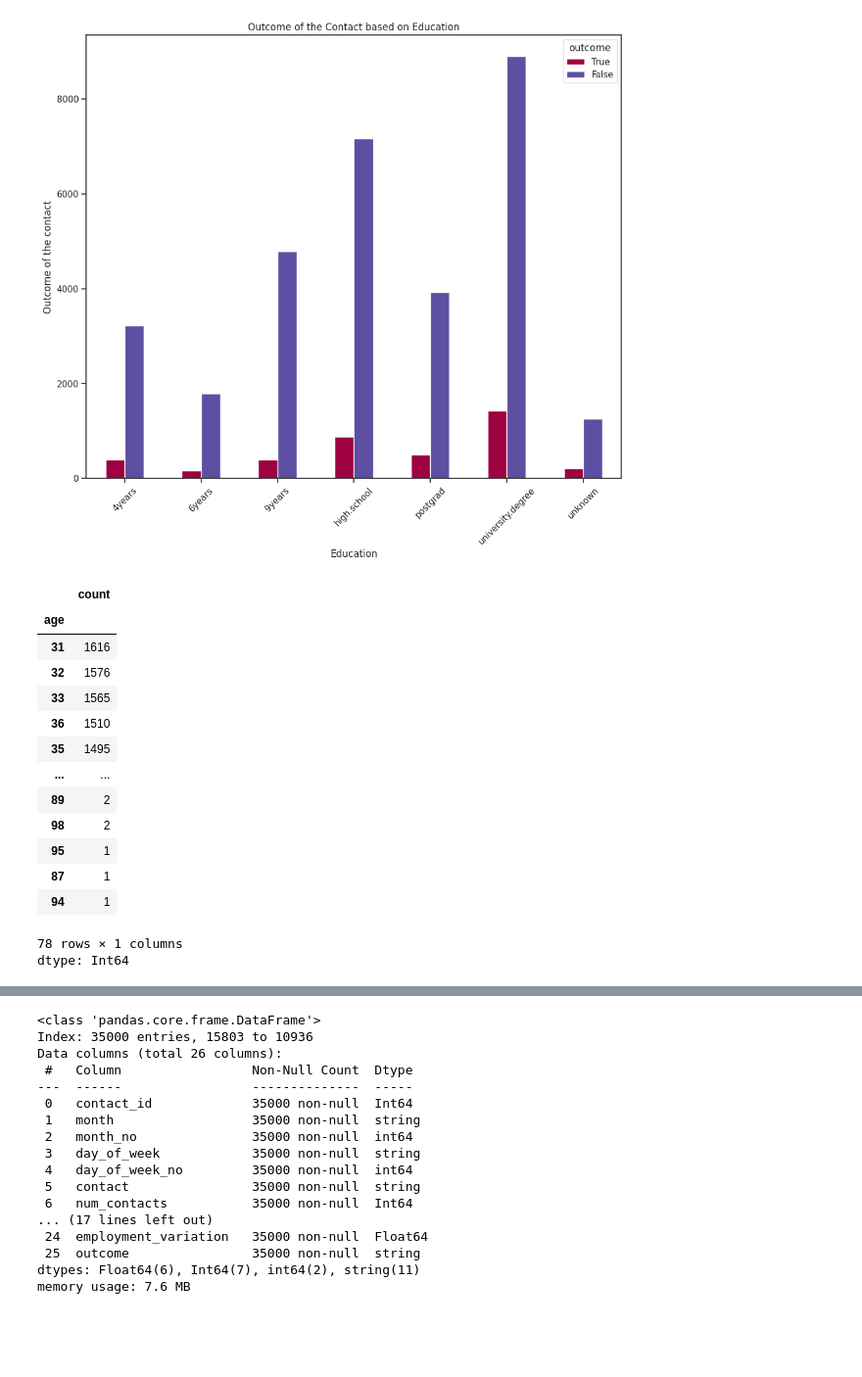
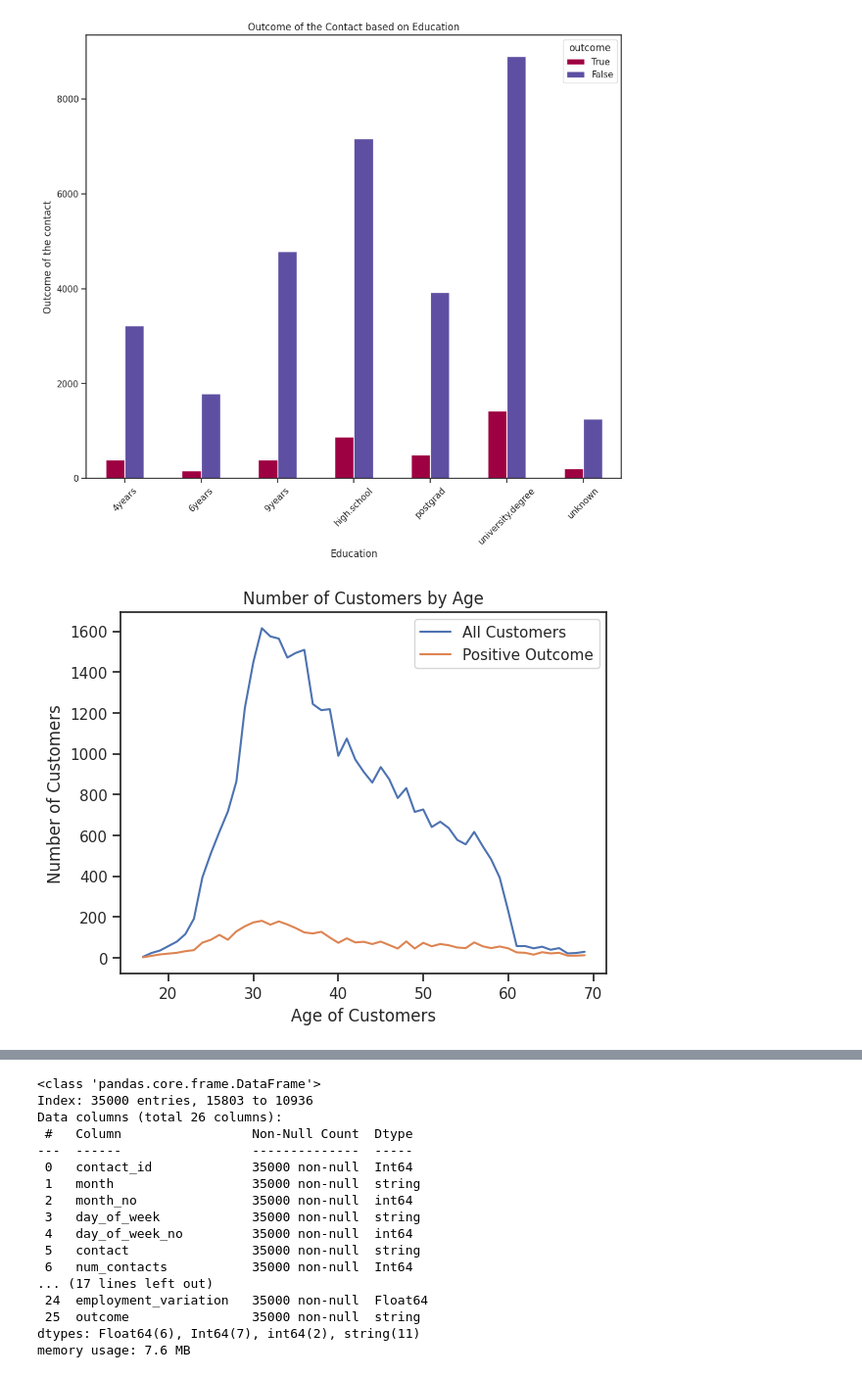
Before and after one commit to krasvachev/Data-Science-Case-Study, a Jupyter notebook: LittleBank_case_study.ipynb, the cells around one changed output, grey strips where cells are left out. Shown at 98% size. Cells and saved outputs as stored; diff of their text form; code cells hidden in the pictures; blank space fills up the shorter version.

```diff
--- a/LittleBank_case_study.ipynb
+++ b/LittleBank_case_study.ipynb
@@ -1300,21 +1293,29 @@ df_education.plot(kind = "bar", rot = 45, figsize = (12, 10), colormap = "Spectr
                   title = "Outcome of the Contact based on Education");
 # %% [output]
 [figure]
-# %%
-df_tr["age"].value_counts()
-# %% [output]
-|  | count |
-| age |  |
-| 31 | 1616 |
-| 32 | 1576 |
-| 33 | 1565 |
-| 36 | 1510 |
-| 35 | 1495 |
-| ... | ... |
-| 89 | 2 |
-| 98 | 2 |
-| 95 | 1 |
-| 87 | 1 |
-| 94 | 1 |
-78 rows × 1 columns
-dtype: Int64
+# %%
+df_age = df_tr[df_tr["age"] < 70]                # The Number of Customers above 70 is small and can be omited
+age_unique = df_age["age"].unique().tolist()
+age_unique.sort()
+#print(age_unique)
+
+age_counts = df_age["age"].value_counts().sort_index()
+# %%
+df_age_true = df_outcome_true[df_outcome_true["age"] < 70]                # The Number of Customers above 70 is small and can be omited
+age_unique_true = df_age_true["age"].unique().tolist()
+age_unique_true.sort()
+#print(age_unique_true)
+
+age_counts_true = df_age_true["age"].value_counts().sort_index()
+# %%
+plt.plot(age_unique, age_counts)
+plt.plot(age_unique_true, age_counts_true)
+
+plt.title("Number of Customers by Age")
+plt.xlabel("Age of Customers")
+plt.ylabel("Number of Customers")
+plt.legend(["All Customers", "Positive Outcome"])
+#plt.xticks(df_tr["month_no"].unique())
+plt.show()
+# %% [output]
+[figure, added]
```
Also changed, not shown: parts of 31 cells of this notebook, 1 other file.
